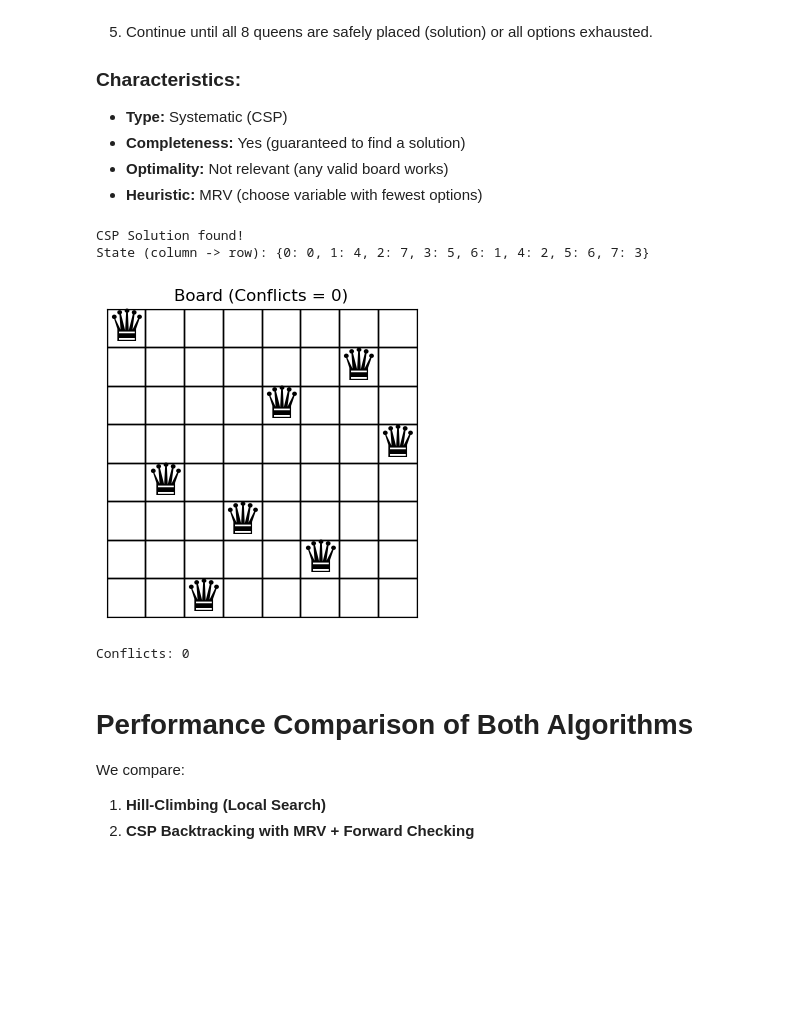
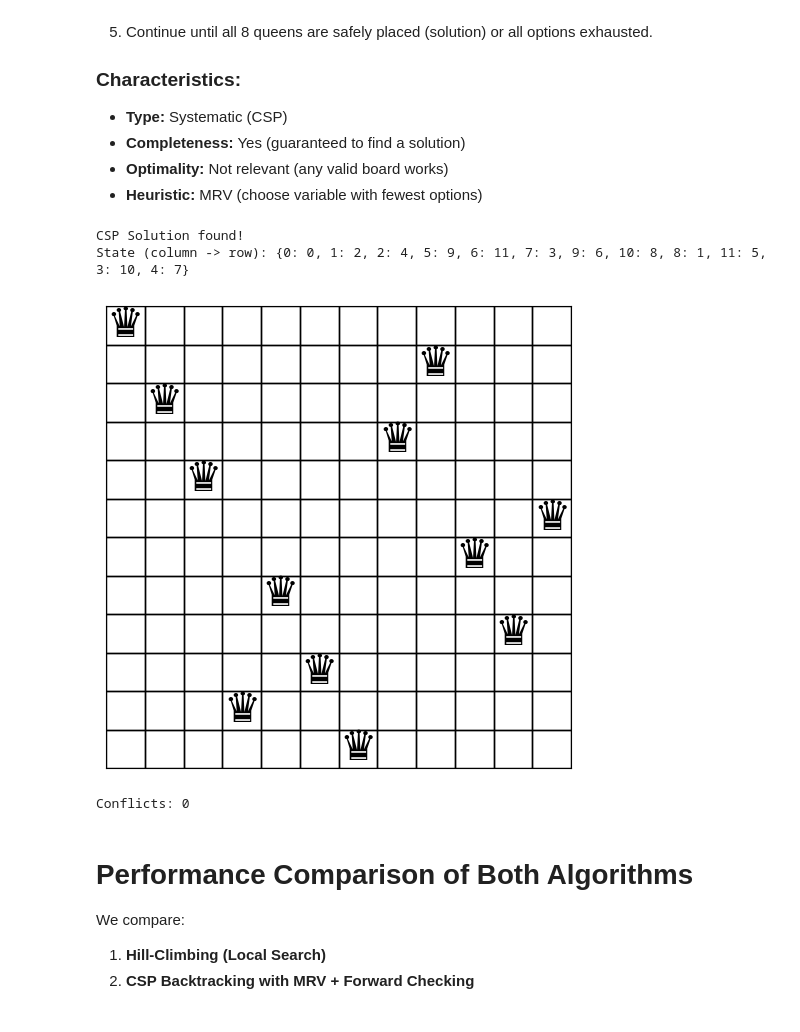
Before and after one commit to moiz-haider11/AI-CEP-8Queens-problem, a Jupyter notebook: CS-23137 .ipynb, the cells around one changed output. Drawn from its saved outputs; the diff is of its cells as text; code cells hidden in the pictures; blank space fills up the shorter version.

```diff
--- a/CS-23137 .ipynb
+++ b/CS-23137 .ipynb
@@ -17,19 +17,15 @@ Solve the 8-Queens problem using two different AI approaches:
 
 ---
 # %%
-# =====================================================
-# Imports
-# =====================================================
-
 import random
 import time
 import numpy as np
 import matplotlib.pyplot as plt
-from typing import List, Optional
 
-# Optional: make plots look nicer
-plt.rcParams["axes.grid"] = True
-plt.rcParams["figure.figsize"] = (4, 4)
+# ================================
+# GLOBAL BOARD SIZE
+# ================================
+N = 12  # <-- Change here ONLY
 # %% [markdown]
 ## Problem Definition
 
@@ -94,6 +102,6 @@ def display_board(state: list):
     plt.show()
 # %%
-state = generate_random_state(8)
+state = generate_random_state()   # <-- NO HARD CODED 8
 print("Random State:", state)
 print("Conflicts:", conflicts(state))
 display_board(state)
@@ -259,23 +304,23 @@ def solve_csp(n=8):
     return backtrack_csp(assignment, domains, n)
 # %%
 # =====================================================
-# Test: CSP Backtracking with MRV + Forward Checking
+# Test: CSP Backtracking with MRV + Forward Checking (GLOBAL N)
 # =====================================================
 
-solution = solve_csp(8)
+solution = solve_csp()
 
 if solution:
     print("CSP Solution found!")
     print("State (column -> row):", solution)
-    state = [solution[i] for i in range(8)]
+    state = [solution[i] for i in range(N)]
     display_board(state)
     print("Conflicts:", conflicts(state))
 else:
-    print(" No solution found.")
+    print("No solution found.")
 # %% [output]
 CSP Solution found!
-State (column -> row): {0: 0, 1: 4, 2: 7, 3: 5, 6: 1, 4: 2, 5: 6, 7: 3}
+State (column -> row): {0: 0, 1: 2, 2: 4, 5: 9, 6: 11, 7: 3, 9: 6, 10: 8, 8: 1, 11: 5, 3: 10, 4: 7}
-[figure, old version]
+[figure, new version]
 Conflicts: 0
 # %% [markdown]
 # Performance Comparison of Both Algorithms
```
Also changed, not shown: parts of 7 cells of this notebook.
